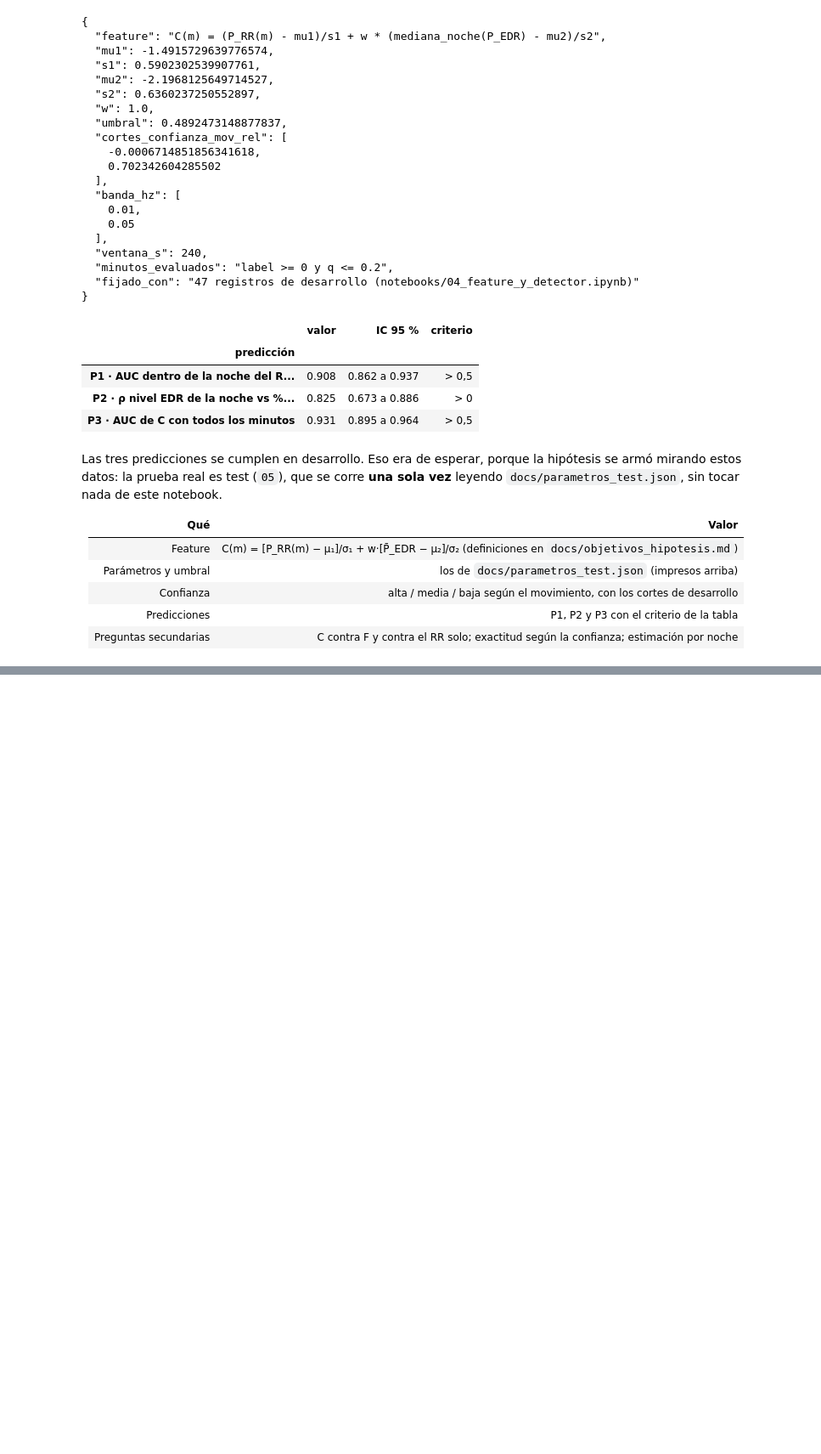
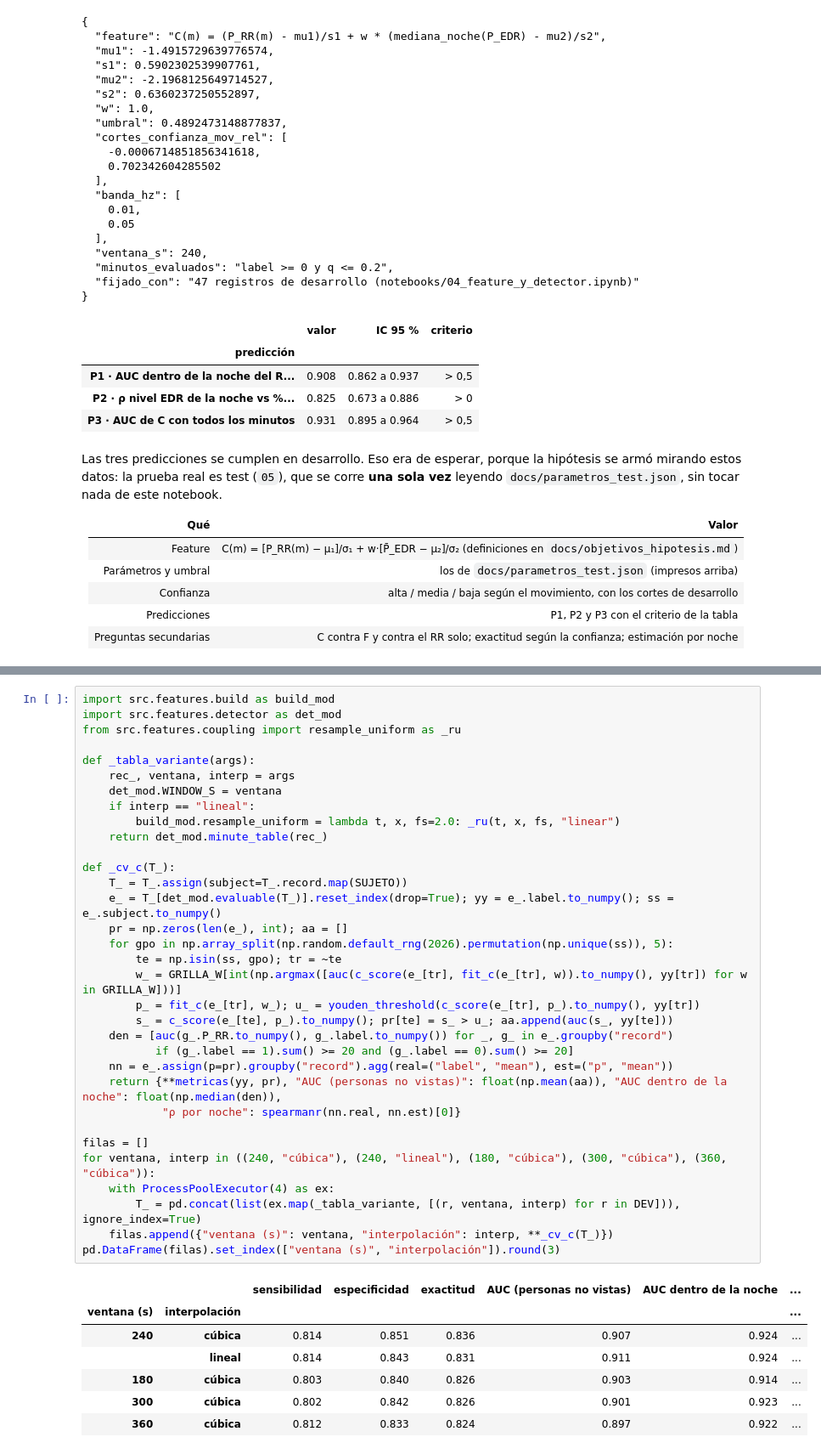
Before and after one commit to afrateitba/PSIB2026Q2-TPS-Grupo08-Frate-Tenca-Weizman, a Jupyter notebook: notebooks/04_feature_y_detector.ipynb, the cells around one changed output, grey strips where cells are left out. Shown at 85% size. Saved outputs shown, nothing was run; the diff lists cells and outputs as text; blank space fills up the shorter version.

```diff
--- a/notebooks/04_feature_y_detector.ipynb
+++ b/notebooks/04_feature_y_detector.ipynb
@@ -891,0 +945,41 @@ Las tres predicciones se cumplen en desarrollo. Eso era de esperar, porque la hi
+# %%
+import src.features.build as build_mod
+import src.features.detector as det_mod
+from src.features.coupling import resample_uniform as _ru
+
+def _tabla_variante(args):
+    rec_, ventana, interp = args
+    det_mod.WINDOW_S = ventana
+    if interp == "lineal":
+        build_mod.resample_uniform = lambda t, x, fs=2.0: _ru(t, x, fs, "linear")
+    return det_mod.minute_table(rec_)
+
+def _cv_c(T_):
+    T_ = T_.assign(subject=T_.record.map(SUJETO))
+    e_ = T_[det_mod.evaluable(T_)].reset_index(drop=True); yy = e_.label.to_numpy(); ss = e_.subject.to_numpy()
+    pr = np.zeros(len(e_), int); aa = []
+    for gpo in np.array_split(np.random.default_rng(2026).permutation(np.unique(ss)), 5):
+        te = np.isin(ss, gpo); tr = ~te
+        w_ = GRILLA_W[int(np.argmax([auc(c_score(e_[tr], fit_c(e_[tr], w)).to_numpy(), yy[tr]) for w in GRILLA_W]))]
+        p_ = fit_c(e_[tr], w_); u_ = youden_threshold(c_score(e_[tr], p_).to_numpy(), yy[tr])
+        s_ = c_score(e_[te], p_).to_numpy(); pr[te] = s_ > u_; aa.append(auc(s_, yy[te]))
+    den = [auc(g_.P_RR.to_numpy(), g_.label.to_numpy()) for _, g_ in e_.groupby("record")
+           if (g_.label == 1).sum() >= 20 and (g_.label == 0).sum() >= 20]
+    nn = e_.assign(p=pr).groupby("record").agg(real=("label", "mean"), est=("p", "mean"))
+    return {**metricas(yy, pr), "AUC (personas no vistas)": float(np.mean(aa)), "AUC dentro de la noche": float(np.median(den)),
+            "ρ por noche": spearmanr(nn.real, nn.est)[0]}
+
+filas = []
+for ventana, interp in ((240, "cúbica"), (240, "lineal"), (180, "cúbica"), (300, "cúbica"), (360, "cúbica")):
+    with ProcessPoolExecutor(4) as ex:
+        T_ = pd.concat(list(ex.map(_tabla_variante, [(r, ventana, interp) for r in DEV])), ignore_index=True)
+    filas.append({"ventana (s)": ventana, "interpolación": interp, **_cv_c(T_)})
+pd.DataFrame(filas).set_index(["ventana (s)", "interpolación"]).round(3)
+# %% [output]
+|  |  | sensibilidad | especificidad | exactitud | AUC (personas no vistas) | AUC dentro de la noche | ... |
+| ventana (s) | interpolación |  |  |  |  |  | ... |
+| 240 | cúbica | 0.814 | 0.851 | 0.836 | 0.907 | 0.924 | ... |
+|  | lineal | 0.814 | 0.843 | 0.831 | 0.911 | 0.924 | ... |
+| 180 | cúbica | 0.803 | 0.840 | 0.826 | 0.903 | 0.914 | ... |
+| 300 | cúbica | 0.802 | 0.842 | 0.826 | 0.901 | 0.923 | ... |
+| 360 | cúbica | 0.812 | 0.833 | 0.824 | 0.897 | 0.922 | ... |
```
Also changed, not shown: parts of 5 cells of this notebook, 28 other files.
